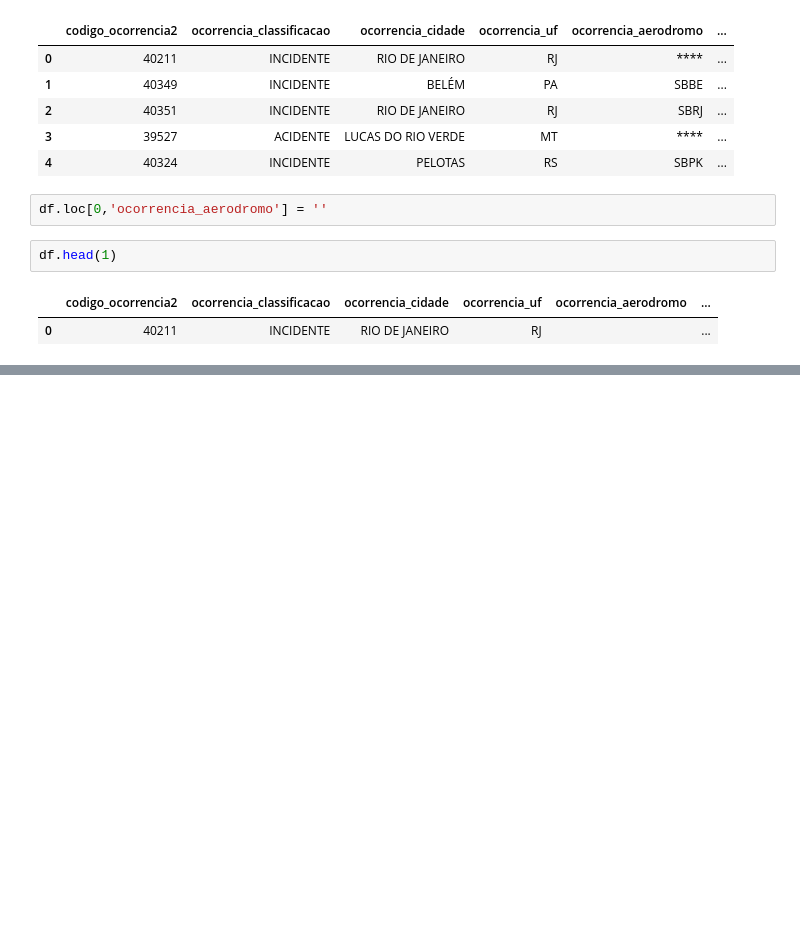
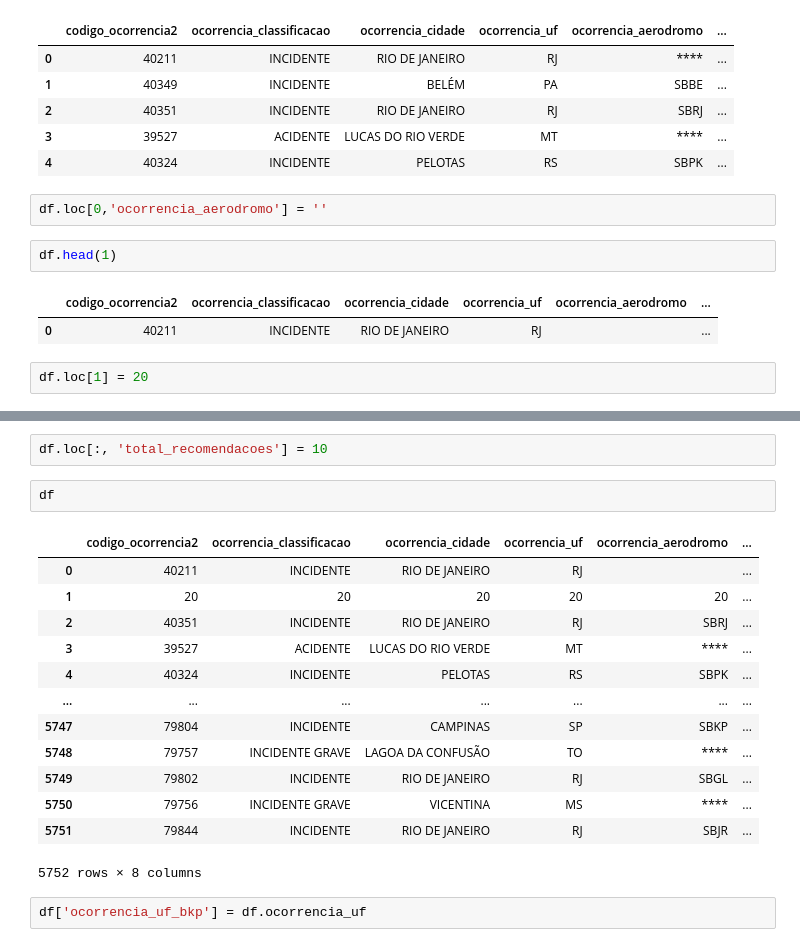
Before and after one commit to CarlosEduardo2021/ProjetoPandas, a Jupyter notebook: limpeza.ipynb, the cells around one changed output, grey strips where cells are left out. Cells and saved outputs as stored; diff of their text form; blank space fills up the shorter version.

```diff
--- a/limpeza.ipynb
+++ b/limpeza.ipynb
@@ -88,3 +88,5 @@ df.head(1)
 # %% [output]
 |  | codigo_ocorrencia2 | ocorrencia_classificacao | ocorrencia_cidade | ocorrencia_uf | ocorrencia_aerodromo | ... |
 | 0 | 40211 | INCIDENTE | RIO DE JANEIRO | RJ |  | ... |
+# %%
+df.loc[1] = 20
@@ -90,0 +99,20 @@ df.head(1)
+# %%
+df.loc[:, 'total_recomendacoes'] = 10
+# %%
+df
+# %% [output]
+|  | codigo_ocorrencia2 | ocorrencia_classificacao | ocorrencia_cidade | ocorrencia_uf | ocorrencia_aerodromo | ... |
+| 0 | 40211 | INCIDENTE | RIO DE JANEIRO | RJ |  | ... |
+| 1 | 20 | 20 | 20 | 20 | 20 | ... |
+| 2 | 40351 | INCIDENTE | RIO DE JANEIRO | RJ | SBRJ | ... |
+| 3 | 39527 | ACIDENTE | LUCAS DO RIO VERDE | MT | **** | ... |
+| 4 | 40324 | INCIDENTE | PELOTAS | RS | SBPK | ... |
+| ... | ... | ... | ... | ... | ... | ... |
+| 5747 | 79804 | INCIDENTE | CAMPINAS | SP | SBKP | ... |
+| 5748 | 79757 | INCIDENTE GRAVE | LAGOA DA CONFUSÃO | TO | **** | ... |
+| 5749 | 79802 | INCIDENTE | RIO DE JANEIRO | RJ | SBGL | ... |
+| 5750 | 79756 | INCIDENTE GRAVE | VICENTINA | MS | **** | ... |
+| 5751 | 79844 | INCIDENTE | RIO DE JANEIRO | RJ | SBJR | ... |
+5752 rows × 8 columns
+# %%
+df['ocorrencia_uf_bkp'] = df.ocorrencia_uf
```
Also changed, not shown: parts of 19 cells of this notebook.
